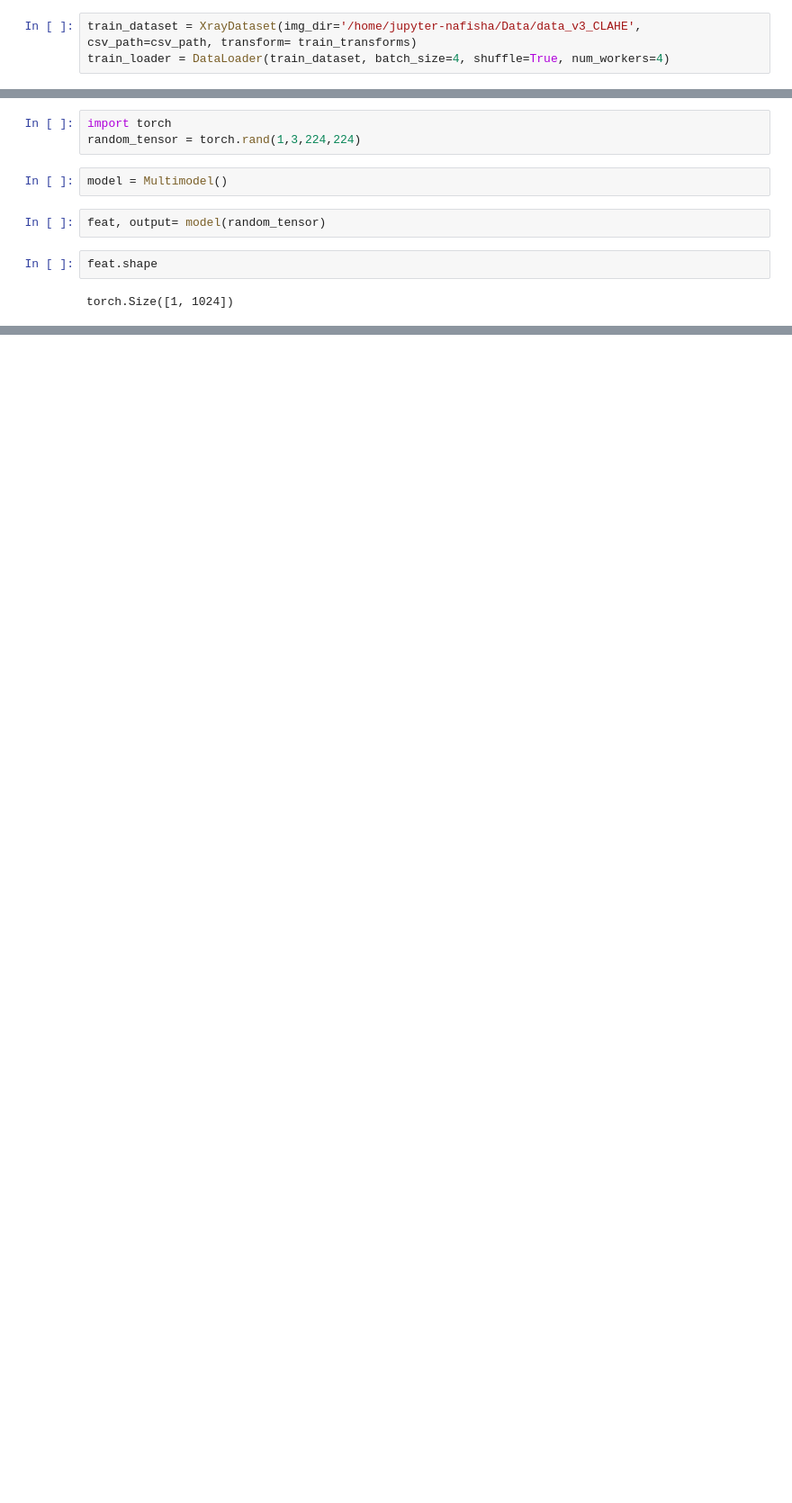
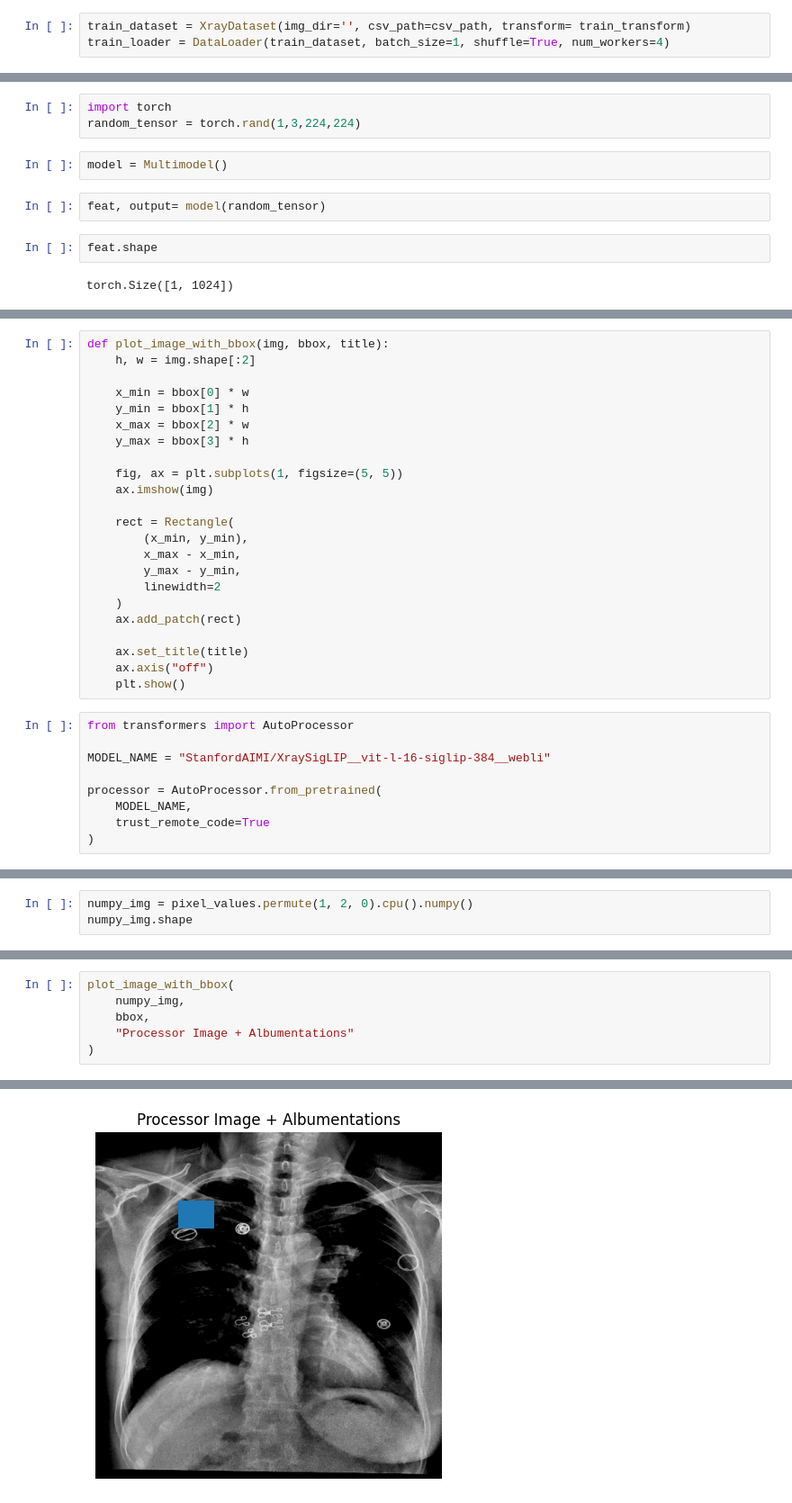
Before and after one commit to Nafishapanacea/normal-abnormal-multitask, a Jupyter notebook: test.ipynb, the cells around one changed output, grey strips where cells are left out. Shown at 90% size. Cells and saved outputs as stored; diff of their text form; blank space fills up the shorter version.

Commit message:
transformation added

```diff
--- a/test.ipynb
+++ b/test.ipynb
@@ -54,6 +75,6 @@ device = 'cpu'
 # %%
-train_dataset = XrayDataset(img_dir='/home/jupyter-nafisha/Data/data_v3_CLAHE', csv_path=csv_path, transform= train_transforms)
-train_loader = DataLoader(train_dataset, batch_size=4, shuffle=True, num_workers=4)
+train_dataset = XrayDataset(img_dir='', csv_path=csv_path, transform= train_transform)
+train_loader = DataLoader(train_dataset, batch_size=1, shuffle=True, num_workers=4)
 # %%
 for image, disease_id, label, bbox, has_bbox in train_loader:
     image, disease_id, label, bbox, has_bbox = image, disease_id, label, bbox, has_bbox
@@ -514,0 +749,32 @@ torch.Size([1, 1024])
+# %%
+def plot_image_with_bbox(img, bbox, title):
+    h, w = img.shape[:2]
+
+    x_min = bbox[0] * w
+    y_min = bbox[1] * h
+    x_max = bbox[2] * w
+    y_max = bbox[3] * h
+
+    fig, ax = plt.subplots(1, figsize=(5, 5))
+    ax.imshow(img)
+
+    rect = Rectangle(
+        (x_min, y_min),
+        x_max - x_min,
+        y_max - y_min,
+        linewidth=2
+    )
+    ax.add_patch(rect)
+
+    ax.set_title(title)
+    ax.axis("off")
+    plt.show()
+# %%
+from transformers import AutoProcessor
+
+MODEL_NAME = "StanfordAIMI/XraySigLIP__vit-l-16-siglip-384__webli"
+
+processor = AutoProcessor.from_pretrained(
+    MODEL_NAME,
+    trust_remote_code=True
+)
@@ -514,0 +820,3 @@ torch.Size([1, 1024])
+# %%
+numpy_img = pixel_values.permute(1, 2, 0).cpu().numpy()
+numpy_img.shape
@@ -514,0 +825,7 @@ torch.Size([1, 1024])
+# %%
+plot_image_with_bbox(
+    numpy_img,
+    bbox,
+    "Processor Image + Albumentations"
+)
+# %% [output]
@@ -514,0 +833 @@ torch.Size([1, 1024])
+[figure, added]
```
Also changed, not shown: parts of 14 cells of this notebook, 4 other files.
